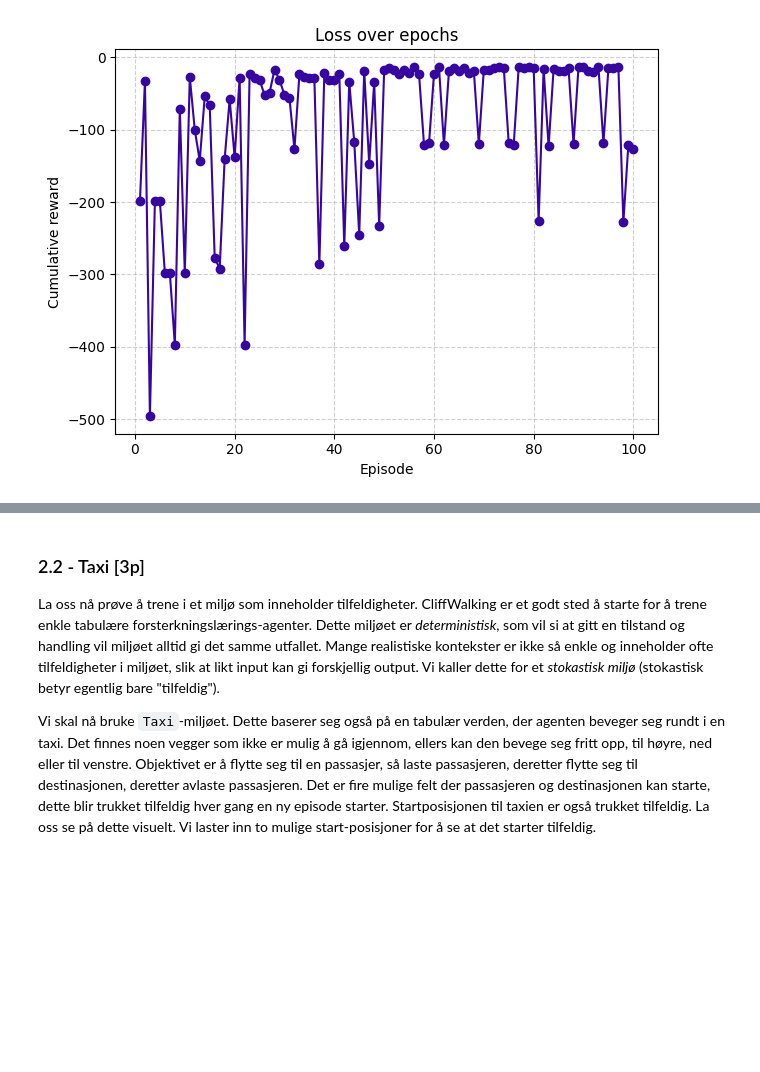
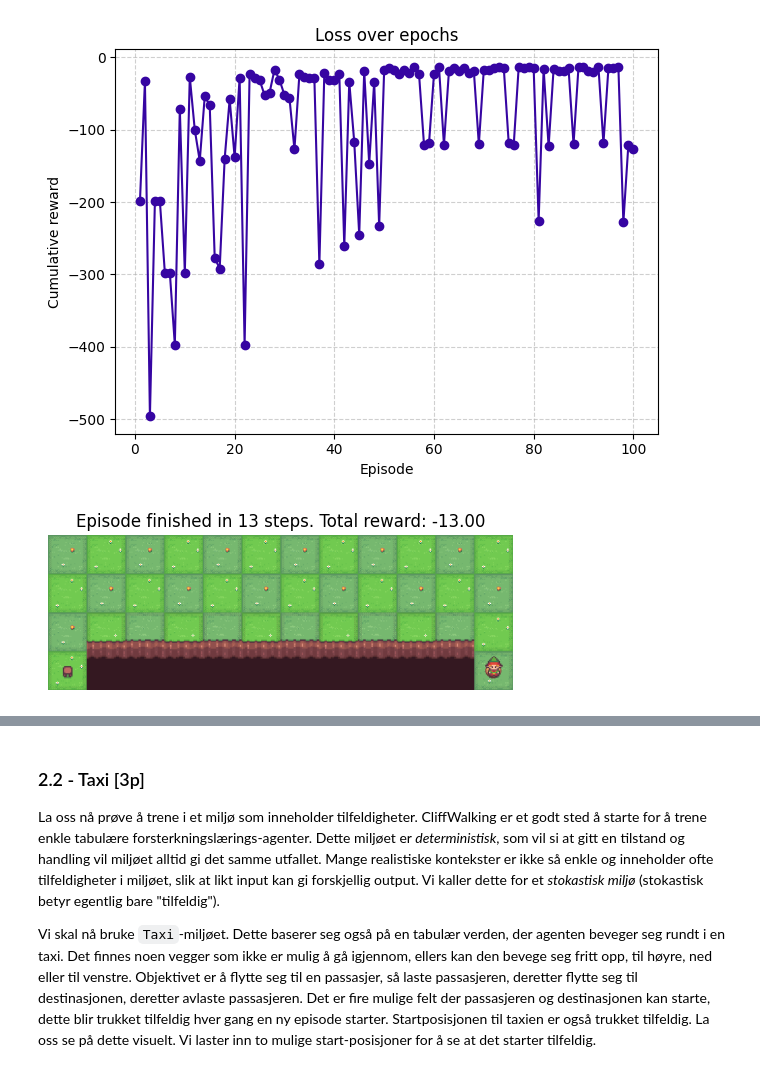
Before and after one commit to Alliananaz/uni, a Jupyter notebook: in1160/oblig3b/oblig3b_reinforcement_learning.ipynb, the cells around one changed output, grey strips where cells are left out. Cells and saved outputs as stored; diff of their text form; code cells hidden in the pictures; blank space fills up the shorter version.

```diff
--- a/in1160/oblig3b/oblig3b_reinforcement_learning.ipynb
+++ b/in1160/oblig3b/oblig3b_reinforcement_learning.ipynb
@@ -420,2 +423,13 @@ if implemented:
 # %% [output]
 [figure]
+# %%
+# b
+visualize_episode(
+    environment_name="CliffWalking-v1",
+    q_table=q_table,
+    policy_function=greedy_policy,
+    render_mode="rgb_array",
+    delay=0.2,
+)
+# %% [output]
+[figure, added]
```
Also changed, not shown: parts of 8 cells of this notebook.
